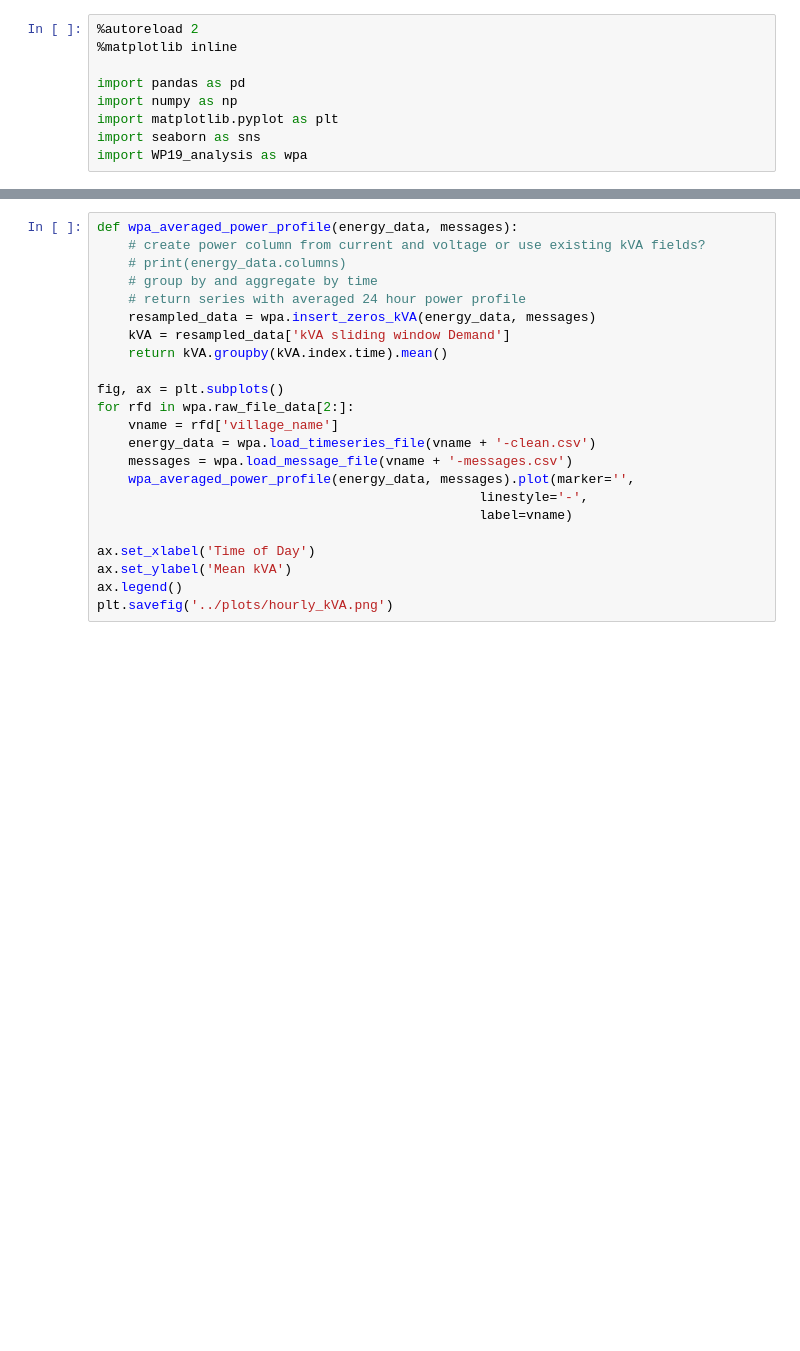
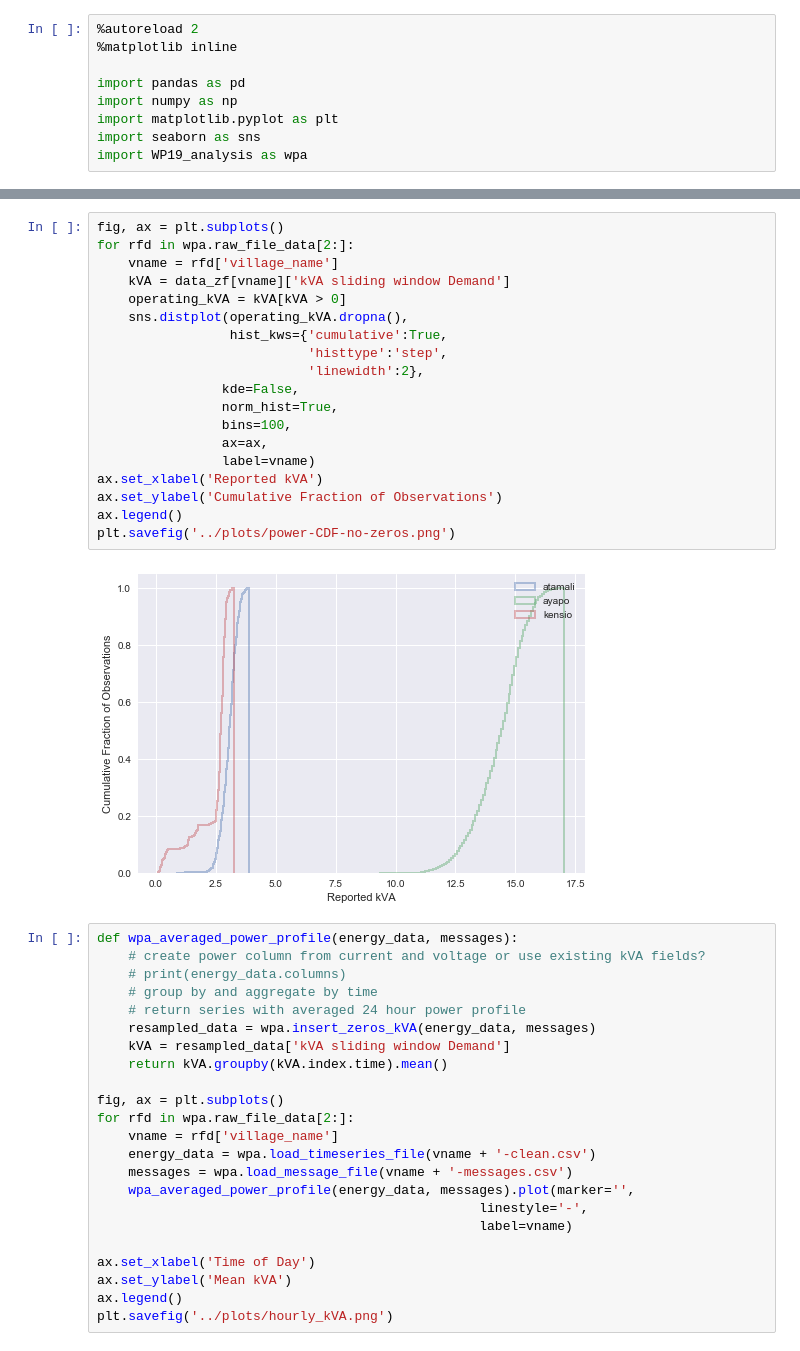
Before and after one commit to dsoto/WP19, a Jupyter notebook: analysis/SI-power-analysis.ipynb, the cells around one changed output, grey strips where cells are left out. Saved outputs shown, nothing was run; the diff lists cells and outputs as text; blank space fills up the shorter version.

```diff
--- a/analysis/SI-power-analysis.ipynb
+++ b/analysis/SI-power-analysis.ipynb
@@ -37,3 +46,24 @@ ax.legend()
+# %%
+fig, ax = plt.subplots()
+for rfd in wpa.raw_file_data[2:]:
+    vname = rfd['village_name']
+    kVA = data_zf[vname]['kVA sliding window Demand']
+    operating_kVA = kVA[kVA > 0]
+    sns.distplot(operating_kVA.dropna(),
+                 hist_kws={'cumulative':True,
+                           'histtype':'step',
+                           'linewidth':2},
+                kde=False,
+                norm_hist=True,
+                bins=100,
+                ax=ax,
+                label=vname)
+ax.set_xlabel('Reported kVA')
+ax.set_ylabel('Cumulative Fraction of Observations')
+ax.legend()
+plt.savefig('../plots/power-CDF-no-zeros.png')
+# %% [output]
+[figure, added]
 # %%
 def wpa_averaged_power_profile(energy_data, messages):
     # create power column from current and voltage or use existing kVA fields?
```
Also changed, not shown: parts of 3 cells of this notebook, 3 other files.
